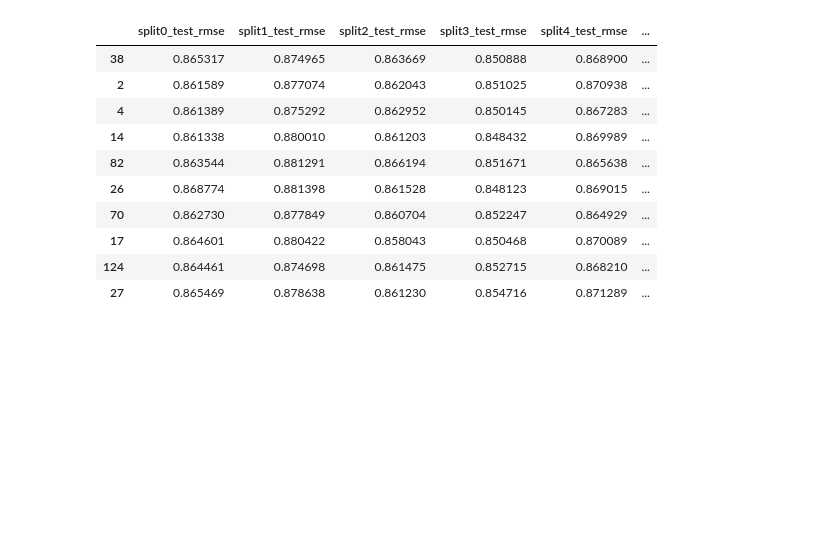
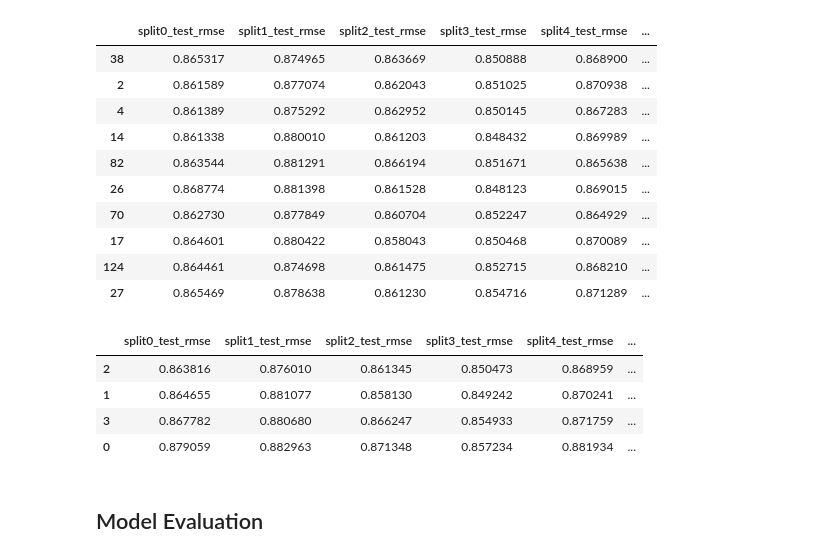
Before and after one commit to Pinminh/movielens-recommender, a Jupyter notebook: notebooks/svd.ipynb, the cells around one changed output. Cells and saved outputs as stored; diff of their text form; code cells hidden in the pictures; blank space fills up the shorter version.

```diff
--- a/notebooks/svd.ipynb
+++ b/notebooks/svd.ipynb
@@ -72,3 +78,17 @@ abbr_gs_df.sort_values(by="rank_test_rmse", ascending=True, inplace=False)[0:10]
 | 17 | 0.864601 | 0.880422 | 0.858043 | 0.850468 | 0.870089 | ... |
 | 124 | 0.864461 | 0.874698 | 0.861475 | 0.852715 | 0.868210 | ... |
 | 27 | 0.865469 | 0.878638 | 0.861230 | 0.854716 | 0.871289 | ... |
+# %%
+gs = load_gscv("gs_svd_reg")
+
+gs_df = pd.DataFrame(gs.cv_results)
+
+abbr_gs_df = gs_df.drop(columns=["mean_fit_time", "std_fit_time", "mean_test_time", "std_test_time", "params"])
+
+abbr_gs_df.sort_values(by="rank_test_rmse", ascending=True, inplace=False)[0:10]
+# %% [output]
+|  | split0_test_rmse | split1_test_rmse | split2_test_rmse | split3_test_rmse | split4_test_rmse | ... |
+| 2 | 0.863816 | 0.876010 | 0.861345 | 0.850473 | 0.868959 | ... |
+| 1 | 0.864655 | 0.881077 | 0.858130 | 0.849242 | 0.870241 | ... |
+| 3 | 0.867782 | 0.880680 | 0.866247 | 0.854933 | 0.871759 | ... |
+| 0 | 0.879059 | 0.882963 | 0.871348 | 0.857234 | 0.881934 | ... |
@@ -75,3 +103,5 @@ abbr_gs_df.sort_values(by="rank_test_rmse", ascending=True, inplace=False)[0:10]
+# %% [markdown]
+## Model Evaluation
 # %%
 cv_dict = load_cv("cv_svd")
 
```
Also changed, not shown: parts of 4 cells of this notebook, 1 other file.
